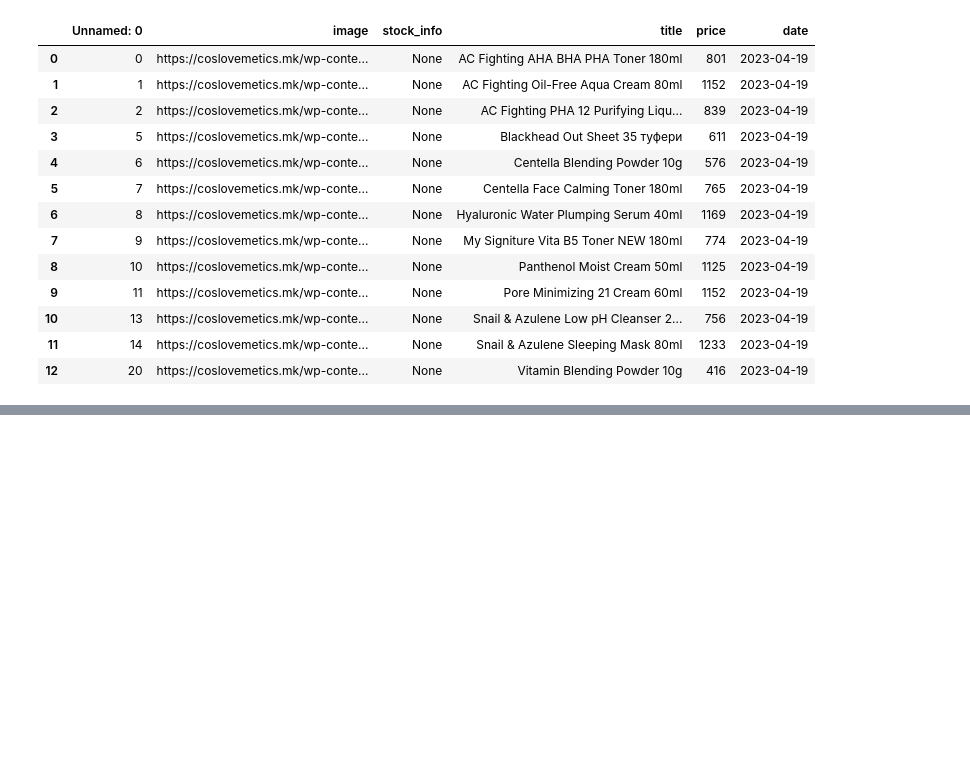
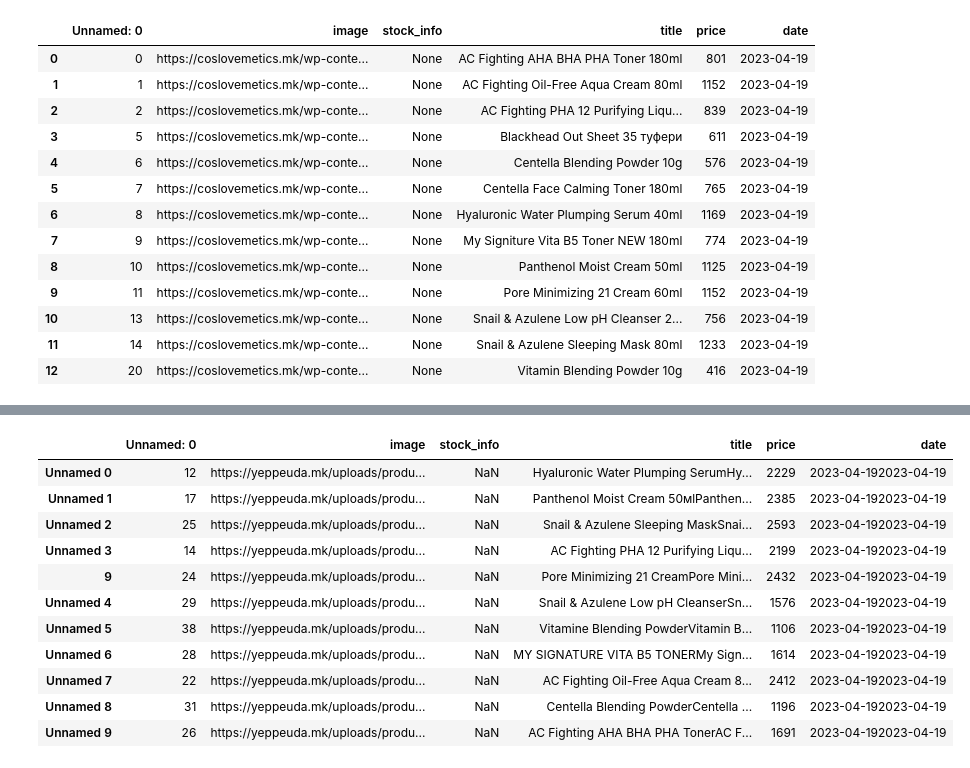
Before and after one commit to amatanasovska/affordable-skin, a Jupyter notebook: scraping-scripts/initial_data_analysis.ipynb, the cells around one changed output, grey strips where cells are left out. Saved outputs shown, nothing was run; the diff lists cells and outputs as text; code cells hidden in the pictures; blank space fills up the shorter version.

```diff
--- a/scraping-scripts/initial_data_analysis.ipynb
+++ b/scraping-scripts/initial_data_analysis.ipynb
@@ -162,0 +186,7 @@ for index_y,row_y in df_yeppeuda_not_present.iterrows():
+# %%
+list_rows_y = []
+list_rows_c = []
+# %%
+for ry,rc in equal_rows:
+    list_rows_y.append(ry)
+    list_rows_c.append(rc)
@@ -162,0 +197,17 @@ for index_y,row_y in df_yeppeuda_not_present.iterrows():
+# %%
+df_equal_levenshtein = pd.DataFrame([ ry + rc for ry,rc in equal_rows])
+# %%
+df_equal_levenshtein
+# %% [output]
+|  | Unnamed: 0 | image | stock_info | title | price | date |
+| Unnamed 0 | 12 | https://yeppeuda.mk/uploads/produ... | NaN | Hyaluronic Water Plumping SerumHy... | 2229 | 2023-04-192023-04-19 |
+| Unnamed 1 | 17 | https://yeppeuda.mk/uploads/produ... | NaN | Panthenol Moist Cream 50мlPanthen... | 2385 | 2023-04-192023-04-19 |
+| Unnamed 2 | 25 | https://yeppeuda.mk/uploads/produ... | NaN | Snail & Azulene Sleeping MaskSnai... | 2593 | 2023-04-192023-04-19 |
+| Unnamed 3 | 14 | https://yeppeuda.mk/uploads/produ... | NaN | AC Fighting PHA 12 Purifying Liqu... | 2199 | 2023-04-192023-04-19 |
+| 9 | 24 | https://yeppeuda.mk/uploads/produ... | NaN | Pore Minimizing 21 CreamPore Mini... | 2432 | 2023-04-192023-04-19 |
+| Unnamed 4 | 29 | https://yeppeuda.mk/uploads/produ... | NaN | Snail & Azulene Low pH CleanserSn... | 1576 | 2023-04-192023-04-19 |
+| Unnamed 5 | 38 | https://yeppeuda.mk/uploads/produ... | NaN | Vitamine Blending PowderVitamin B... | 1106 | 2023-04-192023-04-19 |
+| Unnamed 6 | 28 | https://yeppeuda.mk/uploads/produ... | NaN | MY SIGNATURE VITA B5 TONERMy Sign... | 1614 | 2023-04-192023-04-19 |
+| Unnamed 7 | 22 | https://yeppeuda.mk/uploads/produ... | NaN | AC Fighting Oil-Free Aqua Cream 8... | 2412 | 2023-04-192023-04-19 |
+| Unnamed 8 | 31 | https://yeppeuda.mk/uploads/produ... | NaN | Centella Blending PowderCentella ... | 1196 | 2023-04-192023-04-19 |
+| Unnamed 9 | 26 | https://yeppeuda.mk/uploads/produ... | NaN | AC Fighting AHA BHA PHA TonerAC F... | 1691 | 2023-04-192023-04-19 |
```
Also changed, not shown: parts of 30 cells of this notebook, 3 other files.
